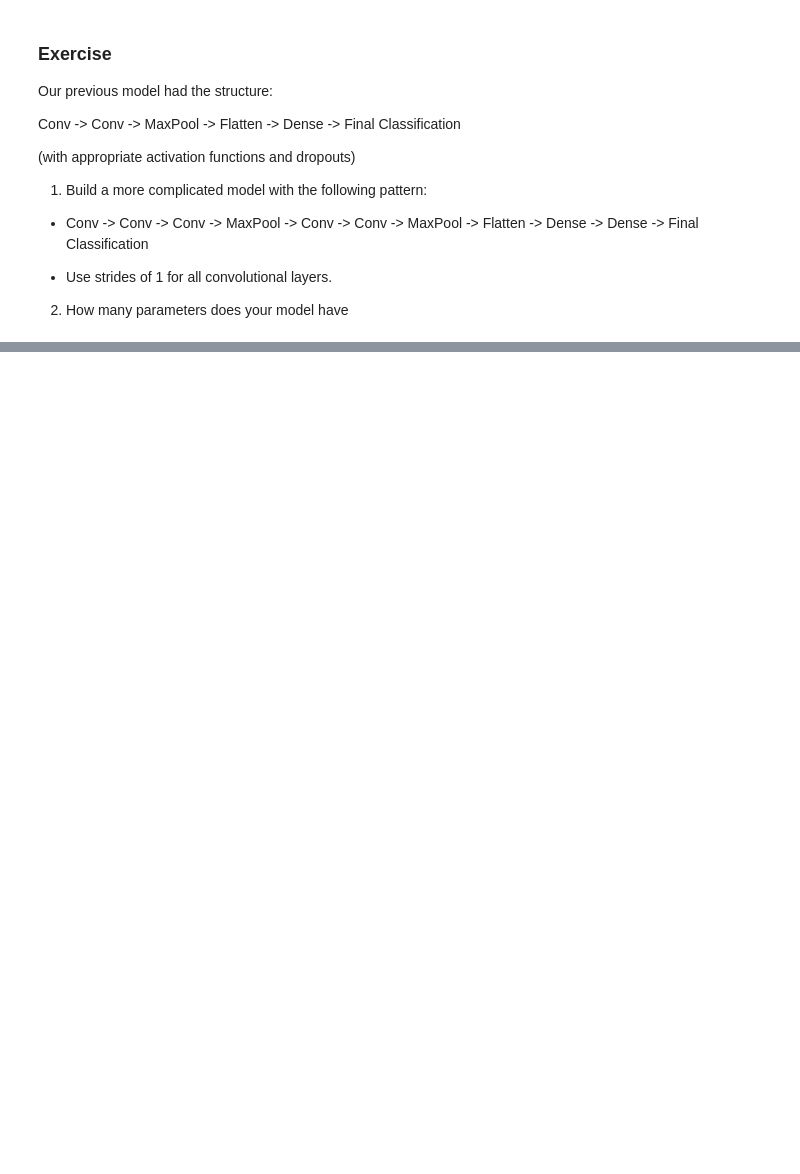
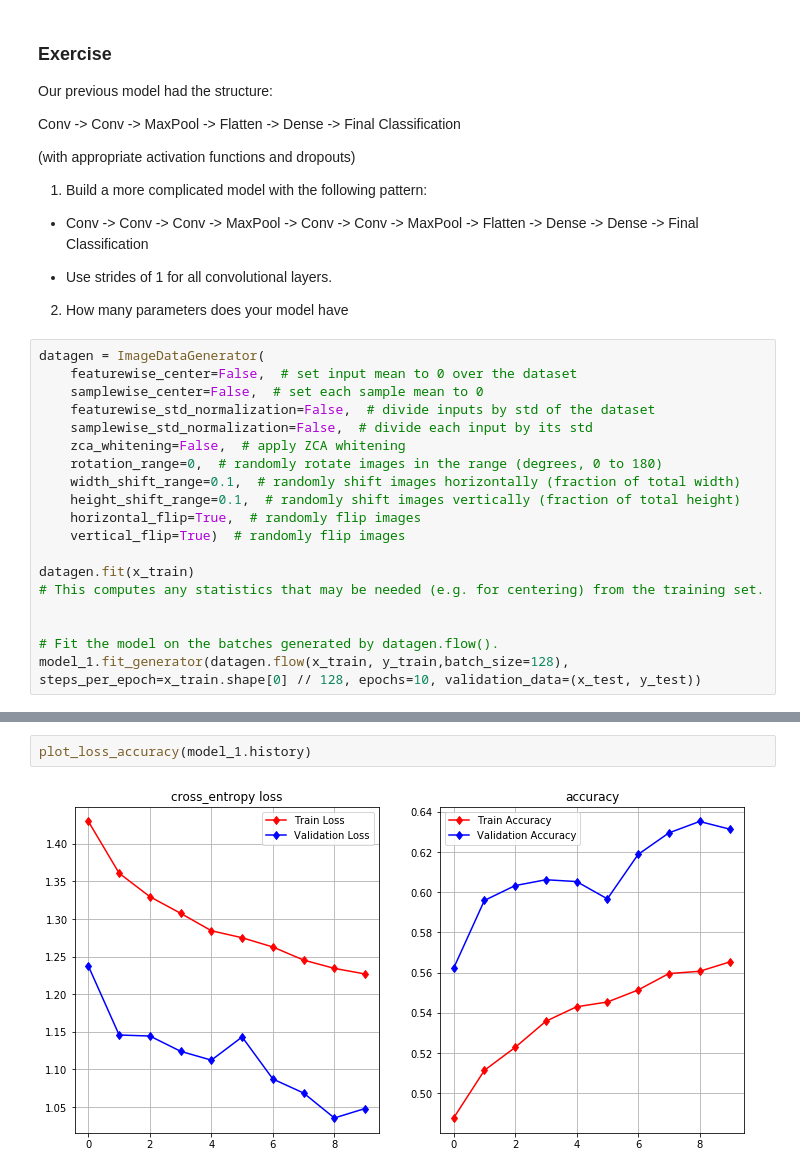
Before and after one commit to rodneyosodo/computer-vision-ai-saturdays, a Jupyter notebook: 3rdMonth{deep_learning}/Notebook/02-cifar-cnn-to-classify.ipynb, the cells around one changed output, grey strips where cells are left out. Saved outputs shown, nothing was run; the diff lists cells and outputs as text; blank space fills up the shorter version.

```diff
--- a/3rdMonth{deep_learning}/Notebook/02-cifar-cnn-to-classify.ipynb
+++ b/3rdMonth{deep_learning}/Notebook/02-cifar-cnn-to-classify.ipynb
@@ -180,3 +182,22 @@ Conv -> Conv -> MaxPool -> Flatten -> Dense -> Final Classification
 - Use strides of 1 for all convolutional layers.
 
 2. How many parameters does your model have
+# %%
+datagen = ImageDataGenerator(
+    featurewise_center=False,  # set input mean to 0 over the dataset
+    samplewise_center=False,  # set each sample mean to 0
+    featurewise_std_normalization=False,  # divide inputs by std of the dataset
+    samplewise_std_normalization=False,  # divide each input by its std
+    zca_whitening=False,  # apply ZCA whitening
+    rotation_range=0,  # randomly rotate images in the range (degrees, 0 to 180)
+    width_shift_range=0.1,  # randomly shift images horizontally (fraction of total width)
+    height_shift_range=0.1,  # randomly shift images vertically (fraction of total height)
+    horizontal_flip=True,  # randomly flip images
+    vertical_flip=True)  # randomly flip images
+
+datagen.fit(x_train)
+# This computes any statistics that may be needed (e.g. for centering) from the training set.
+
+
+# Fit the model on the batches generated by datagen.flow().
+model_1.fit_generator(datagen.flow(x_train, y_train,batch_size=128), steps_per_epoch=x_train.shape[0] // 128, epochs=10, validation_data=(x_test, y_test))
@@ -182,0 +226,4 @@ Conv -> Conv -> MaxPool -> Flatten -> Dense -> Final Classification
+# %%
+plot_loss_accuracy(model_1.history)
+# %% [output]
+[figure, added]
```
Also changed, not shown: parts of 6 cells of this notebook, 2 other files.
